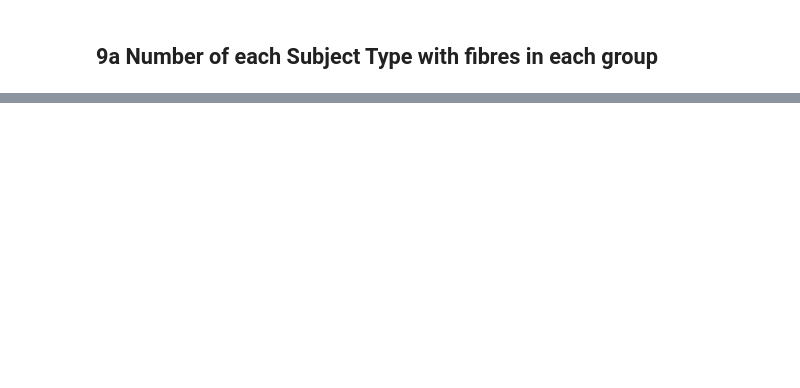
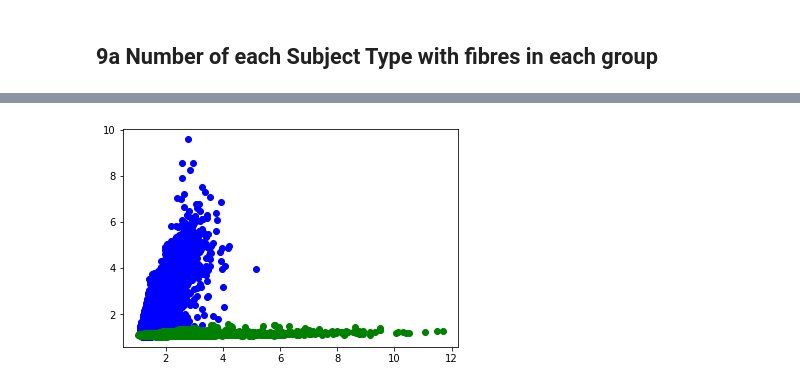
Before and after one commit to FNgongo/Classification_of_fibres_from_the_mitochondrial_disease_dataset_using_clustering_techniques, a Jupyter notebook: EDAandBasicML-FNVesion-Copy1.ipynb, the cells around one changed output, grey strips where cells are left out. Saved outputs shown, nothing was run; the diff lists cells and outputs as text; code cells hidden in the pictures; blank space fills up the shorter version.

```diff
--- a/EDAandBasicML-FNVesion-Copy1.ipynb
+++ b/EDAandBasicML-FNVesion-Copy1.ipynb
@@ -719,17 +877,69 @@ print(df6)
-# %%
-# training gaussian mixture model
-from sklearn.mixture import GaussianMixture
-gmm = GaussianMixture(n_components=2)
-gmm.fit(df6)
-
-#predictions from gmm
-preds = gmm.predict(df6)
-frame = pd.DataFrame(df6)
-frame['cluster'] = preds
-frame.columns = ['LOG_NDUFB8', 'LOG_VDAC1', 'cluster']
-
-color=['blue','green', 'cyan', 'red']
-for k in range(0,4):
-    df5 = frame[frame["cluster"]==k]
-    plt.scatter(df6["LOG_VDAC1"], df6["LOG_NDUFB8"], c=color[k])
-plt.show()
+# %%
+# training gaussian mixture model
+from sklearn.mixture import GaussianMixture
+gmm = GaussianMixture(n_components=2).fit(df6)
+
+#predictions from gmm
+preds = gmm.predict(df6)
+frames = pd.DataFrame(df6)
+frames['cluster'] = preds
+frames.columns = ['LOG_NDUFA13', 'LOG_VDAC1', 'cluster']
+
+colors=['blue','green', 'cyan', 'red']
+for k in range(0,4):
+    df6 = frames[frames["cluster"]==k]
+    C1b = (frames['cluster'][:148] == 0).sum(axis = 0)
+    print('healthyc1 = ', C1b)
+    C1c = (frames['cluster'][:148] == 1).sum(axis = 0)
+    print('diseasec1 = ', C1c)
+    c2a = (frames['cluster'][148:437] == 0).sum(axis = 0)
+    print('healthyc2 = ', c2a)
+    c2b = (frames['cluster'][148:437] == 1).sum(axis = 0)
+    print('diseasec2 = ', c2b)
+    c3a = (frames['cluster'][437:568] == 0).sum(axis = 0)
+    print('healthyc3 = ', c3a)
+    c3b = (frames['cluster'][437:568] == 1).sum(axis = 0)
+    print('diseasec3 = ', c3b)
+    pt1 = (frames['cluster'][568:905] == 0).sum(axis = 0)
+    print('healthyp1 = ', pt1)
+    pt1b = (frames['cluster'][568:905] == 1).sum(axis = 0)
+    print('diseasep1 = ', pt1b)
+    pt2 = (frames['cluster'][905:1137] == 0).sum(axis = 0)
+    print('healthyp2 = ', pt2)
+    pt2b = (frames['cluster'][905:1137] == 1).sum(axis = 0)
+    print('diseasep2 = ', pt2b)
+    pt3 = (frames['cluster'][1137:2498] == 0).sum(axis = 0)
+    print('healthyp3 = ', pt3)
+    pt3b = (frames['cluster'][1137:2498] == 1).sum(axis = 0)
+    print('diseasep3 = ', pt3b)
+    pt4 = (frames['cluster'][2498:3377] == 0).sum(axis = 0)
+    print('healthyp4 = ', pt4)
+    pt4b = (frames['cluster'][2498:3377] == 1).sum(axis = 0)
+    print('diseasep4 = ', pt4b)
+    pt5 = (frames['cluster'][3377:5255] == 0).sum(axis = 0)
+    print('healthyp5 = ', pt5)
+    pt5b = (frames['cluster'][3377:5255] == 1).sum(axis = 0)
+    print('diseasep5 = ', pt5b)
+    pt6 = (frames['cluster'][5255:6063] == 0).sum(axis = 0)
+    print('healthyp6 = ', pt6)
+    pt6b = (frames['cluster'][5255:6063] == 1).sum(axis = 0)
+    print('diseasep6 = ', pt6b)
+    pt7 = (frames['cluster'][6063:6818] == 0).sum(axis = 0)
+    print('healthyp7 = ', pt7)
+    pt7b = (frames['cluster'][6063:6818] == 1).sum(axis = 0)
+    print('diseasep7 = ', pt7b)
+    pt8 = (frames['cluster'][6818:7446] == 0).sum(axis = 0)
+    print('healthyp8 = ', pt8)
+    pt8b = (frames['cluster'][6818:7446] == 1).sum(axis = 0)
+    print('diseasep8 = ', pt8b)
+    pt9 = (frames['cluster'][7446:8392] == 0).sum(axis = 0)
+    print('healthyp9 = ', pt9)
+    pt9b = (frames['cluster'][7446:8392] == 1).sum(axis = 0)
+    print('diseasep9 = ', pt9b)
+    pt10 = (frames['cluster'][8394:8994] == 0).sum(axis = 0)
+    print('healthyp10 = ', pt10)
+    pt10b = (frames['cluster'][8394:8994] == 1).sum(axis = 0)
+    print('diseasep10 = ', pt10b)
+    plt.scatter(df6["LOG_VDAC1"], df6["LOG_NDUFA13"], c=colors[k])
+plt.show()
+# %% [output]
@@ -735,0 +963 @@ plt.show()
+[figure, added]
```
Also changed, not shown: parts of 42 cells of this notebook, 5 other files.
